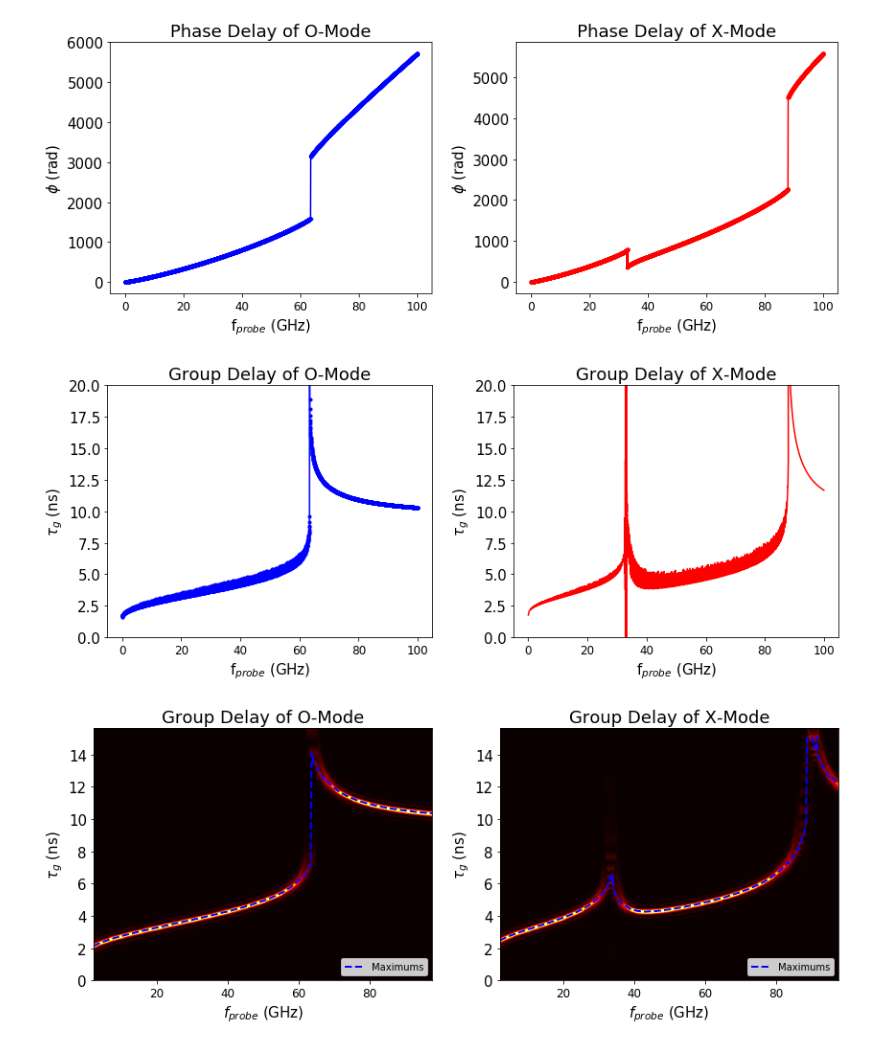
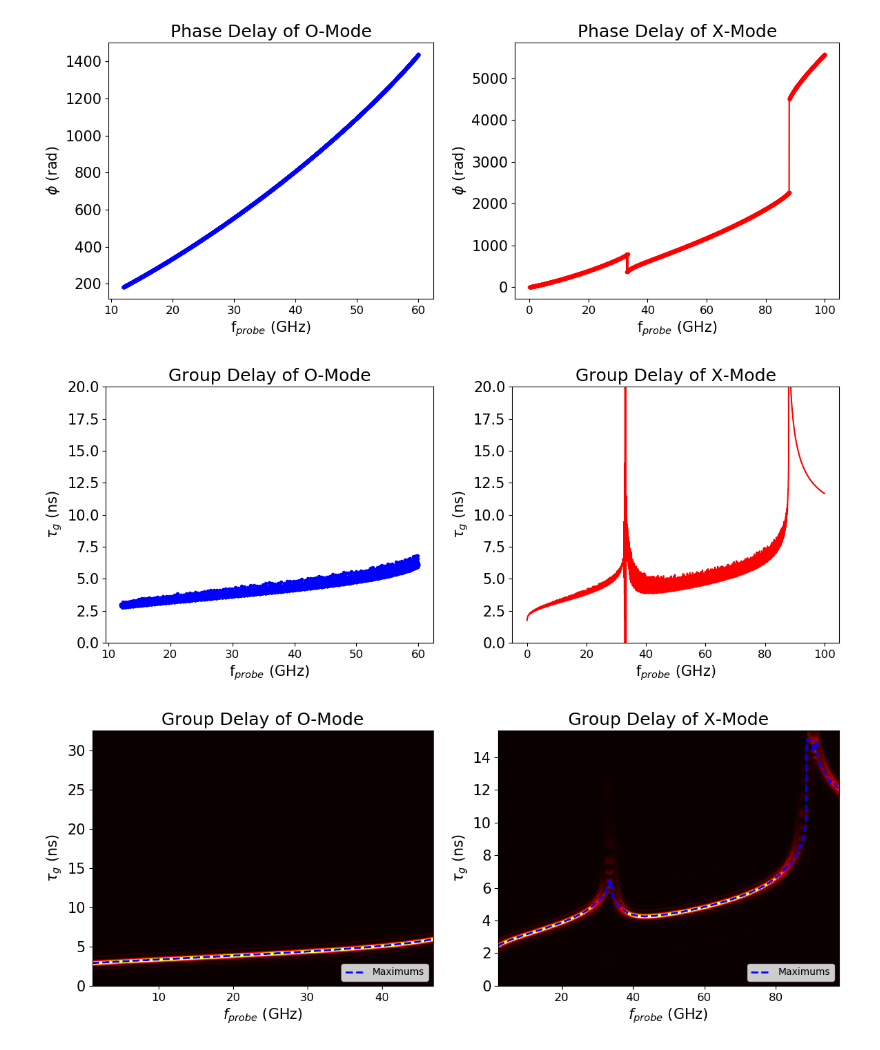
Before and after one commit to OpenReflectometry/scikit-reflectometry, a Jupyter notebook: notebooks/algorithm_step_by_step.ipynb, the cells around one changed output. Cells and saved outputs as stored; diff of their text form; code cells hidden in the pictures.

```diff
--- a/notebooks/algorithm_step_by_step.ipynb
+++ b/notebooks/algorithm_step_by_step.ipynb
@@ -13,6 +13,7 @@ from matplotlib import rc
 from scipy.signal import spectrogram
 
 #plt.style.use('dark_background')
+plt.style.use('default')
 rc('font', size=15)
 rc('legend', fontsize=10)
 rc('xtick', labelsize=12)
@@ -80,6 +81,7 @@ sweep_time = 25e-6
 n_points_fs = int(sweep_time * f_sampling)
 
 fs_O_limits = np.array([1, 1e11])
+fs_O_limits = np.array([12e9, 60e9])
 sweep_rate = np.abs(np.diff(fs_O_limits)) / sweep_time
 
 f_sampling_X = 125e6
@@ -144,7 +146,7 @@ plt.tight_layout()
 plt.savefig('images/phase_delays.png', dpi=200)
 plt.show()
 # %% [output]
-[figure, old version]
+[figure, new version]
 # %%
 delta_t_O = group_delay(fs_O, phi_O)
 delta_t_X = group_delay(fs_X, phi_X)
@@ -175,33 +177,32 @@ plt.tight_layout()
 plt.savefig('images/group_delays.png', dpi=200)
 plt.show()
 # %% [output]
-[figure, old version]
+[figure, new version]
 # %%
 beat_sig = beat_signal(fs_O, delta_t_O)
 beat_sig_X = beat_signal(fs_X, delta_t_X)
 
 fs, ts, spectrum = spectrogram(beat_sig, fs=f_sampling, nperseg=136, nfft=2048, noverlap=128)
-beat_max = beat_maximums(fs, spectrum)
+#beat_max = beat_maximums(fs, spectrum)
+#delta_t_noise = beat_max / sweep_rate
+#fs_noise = ts * sweep_rate + fs_O[0]
 
 fsamp_X, ts_X, spectrum_X = spectrogram(beat_sig_X, fs=f_sampling_X, nperseg=128+64, nfft=2048, noverlap=128)
-beat_max_X = beat_maximums(fsamp_X, spectrum_X)
-
-delta_t_noise = beat_max / sweep_rate
-fs_noise = ts * sweep_rate
+#beat_max_X = beat_maximums(fsamp_X, spectrum_X)
 
 plt.figure(figsize=fig_size)
 
 plt.subplot(1, 2, 1)
 
 plot_beat_spectogram(f_sampling, beat_sig, sweep_rate, title='O-Mode')
 
 plt.subplot(1, 2, 2)
 
 plot_beat_spectogram(f_sampling_X, beat_sig_X, sweep_rate_X, title='X-Mode')
 
 plt.tight_layout()
 plt.savefig('images/spectrogram.png', dpi=200)
 plt.show()
 # %% [output]
-[figure, old version]
+[figure, new version]
 # %%
```
Also changed, not shown: parts of 4 cells of this notebook, 2 other files.
